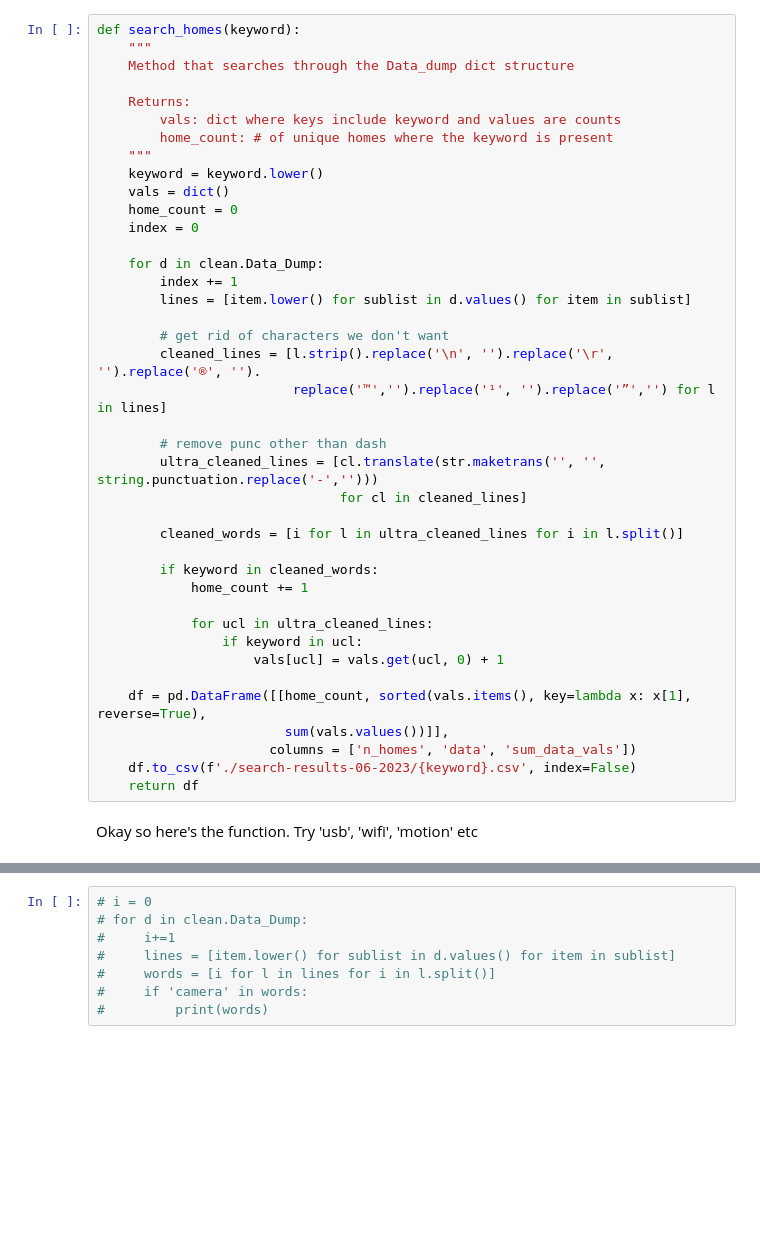
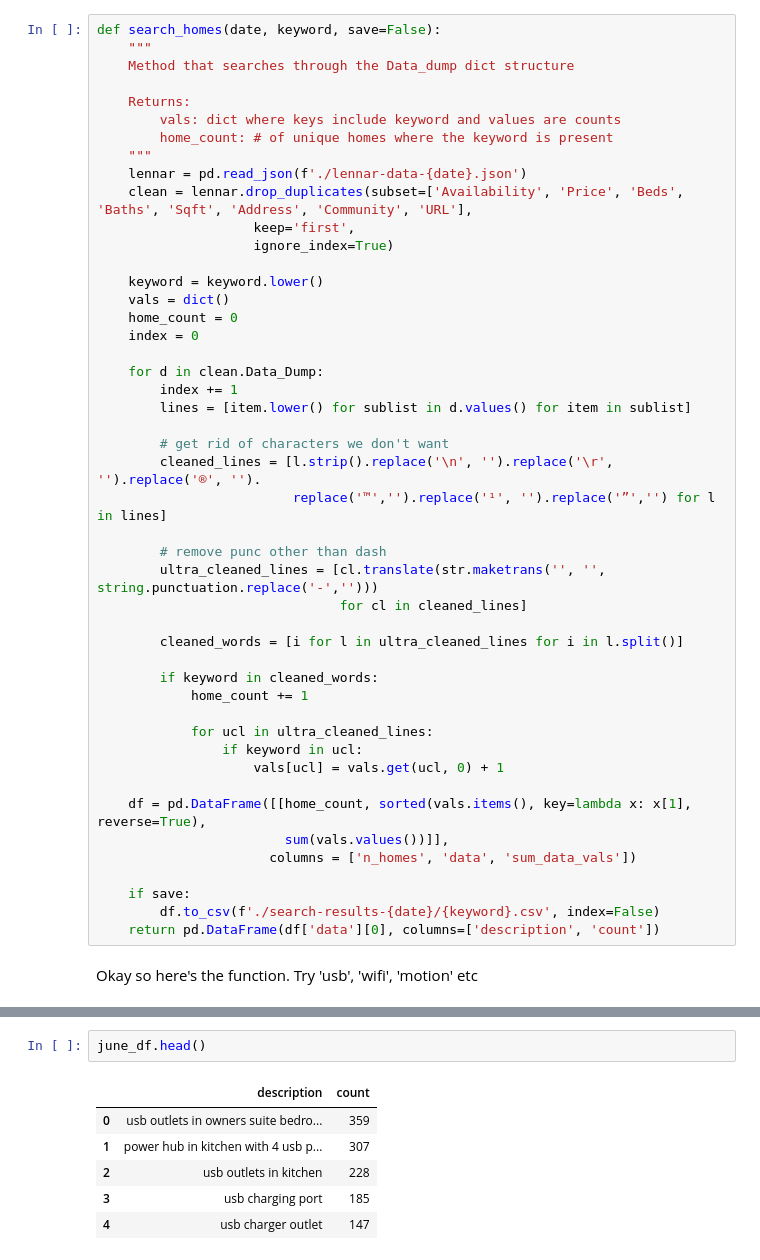
Before and after one commit to jdelano18/smart-power, a Jupyter notebook: analysis.ipynb, the cells around one changed output, grey strips where cells are left out. Cells and saved outputs as stored; diff of their text form; blank space fills up the shorter version.

```diff
--- a/analysis.ipynb
+++ b/analysis.ipynb
@@ -44,7 +44,7 @@ After removing duplicate homes (from the fact that some cities that are close to
 #     print(cleaned_words)
 #     break
 # %%
-def search_homes(keyword):
+def search_homes(date, keyword, save=False):
     """
     Method that searches through the Data_dump dict structure
 
@@ -52,6 +52,11 @@ def search_homes(keyword):
         vals: dict where keys include keyword and values are counts
         home_count: # of unique homes where the keyword is present
     """
+    lennar = pd.read_json(f'./lennar-data-{date}.json')
+    clean = lennar.drop_duplicates(subset=['Availability', 'Price', 'Beds', 'Baths', 'Sqft', 'Address', 'Community', 'URL'],
+                    keep='first',
+                    ignore_index=True)
+
     keyword = keyword.lower()
     vals = dict()
     home_count = 0
@@ -81,8 +86,10 @@ def search_homes(keyword):
     df = pd.DataFrame([[home_count, sorted(vals.items(), key=lambda x: x[1], reverse=True),
                         sum(vals.values())]],
                       columns = ['n_homes', 'data', 'sum_data_vals'])
-    df.to_csv(f'./search-results-06-2023/{keyword}.csv', index=False)
-    return df
+
+    if save:
+        df.to_csv(f'./search-results-{date}/{keyword}.csv', index=False)
+    return pd.DataFrame(df['data'][0], columns=['description', 'count'])
 # %% [markdown]
 Okay so here's the function. Try 'usb', 'wifi', 'motion' etc
 # %%
@@ -129,8 +98,9 @@ df['data'][0]
-# %%
-# i = 0
-# for d in clean.Data_Dump:
-#     i+=1
-#     lines = [item.lower() for sublist in d.values() for item in sublist]
-#     words = [i for l in lines for i in l.split()]
-#     if 'camera' in words:
-#         print(words)
+# %%
+june_df.head()
+# %% [output]
+|  | description | count |
+| 0 | usb outlets in owners suite bedro... | 359 |
+| 1 | power hub in kitchen with 4 usb p... | 307 |
+| 2 | usb outlets in kitchen | 228 |
+| 3 | usb charging port | 185 |
+| 4 | usb charger outlet | 147 |
```
Also changed, not shown: parts of 9 cells of this notebook, 2 other files.
